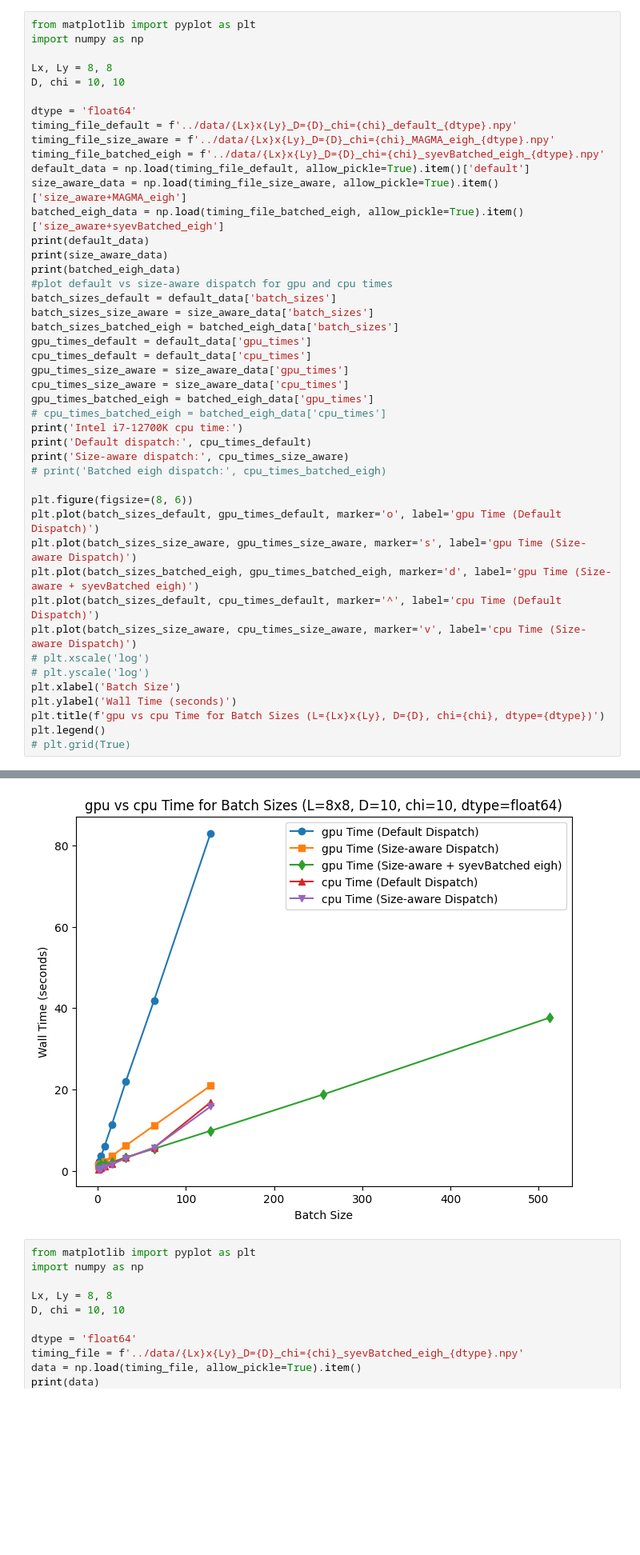
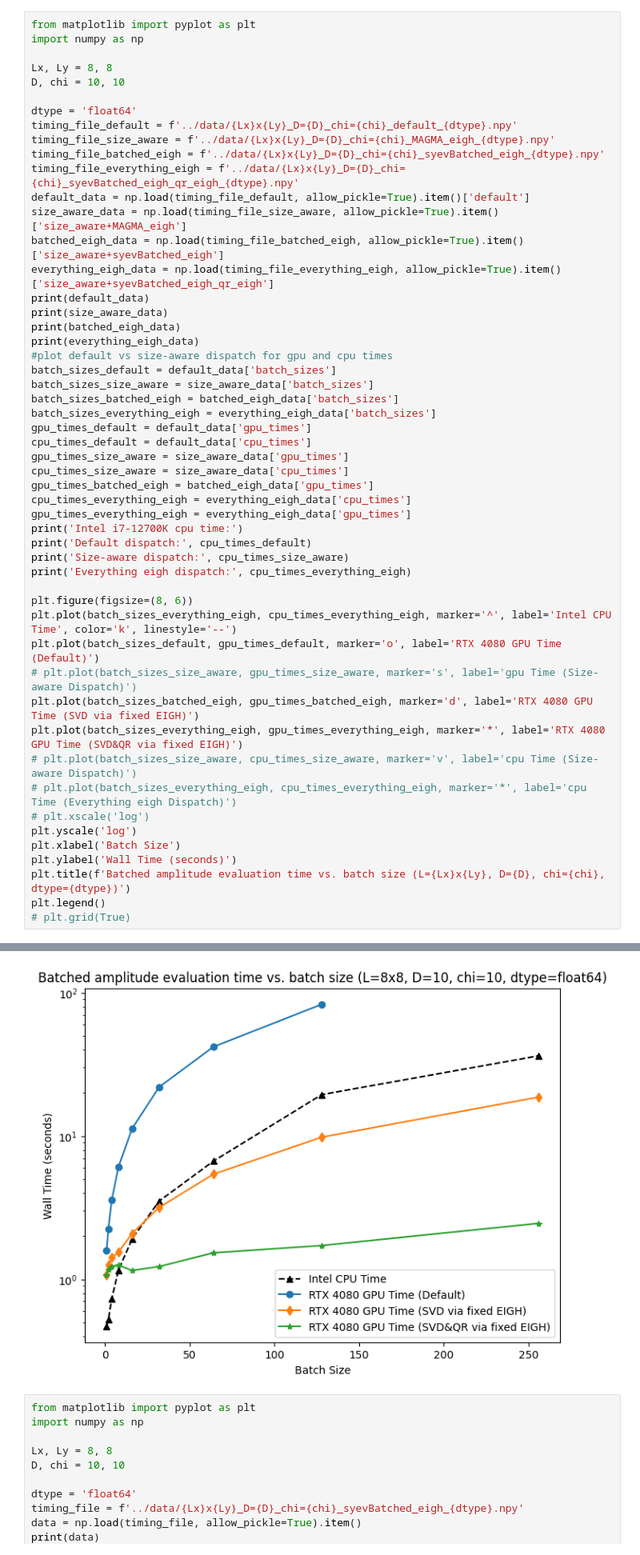
Before and after one commit to sjdu10/vmc_torch, a Jupyter notebook: vmc_torch/experiment/vmap/GPU/notebooks/plot_timing.ipynb, the cells around one changed output, grey strips where cells are left out. Shown at 80% size. Cells and saved outputs as stored; diff of their text form; blank space fills up the shorter version.

Commit message:
add qr via svd via eigh for cuda

```diff
--- a/vmc_torch/experiment/vmap/GPU/notebooks/plot_timing.ipynb
+++ b/vmc_torch/experiment/vmap/GPU/notebooks/plot_timing.ipynb
@@ -94,38 +94,45 @@ dtype = 'float64'
 timing_file_default = f'../data/{Lx}x{Ly}_D={D}_chi={chi}_default_{dtype}.npy'
 timing_file_size_aware = f'../data/{Lx}x{Ly}_D={D}_chi={chi}_MAGMA_eigh_{dtype}.npy'
 timing_file_batched_eigh = f'../data/{Lx}x{Ly}_D={D}_chi={chi}_syevBatched_eigh_{dtype}.npy'
+timing_file_everything_eigh = f'../data/{Lx}x{Ly}_D={D}_chi={chi}_syevBatched_eigh_qr_eigh_{dtype}.npy'
 default_data = np.load(timing_file_default, allow_pickle=True).item()['default']
 size_aware_data = np.load(timing_file_size_aware, allow_pickle=True).item()['size_aware+MAGMA_eigh']
 batched_eigh_data = np.load(timing_file_batched_eigh, allow_pickle=True).item()['size_aware+syevBatched_eigh']
+everything_eigh_data = np.load(timing_file_everything_eigh, allow_pickle=True).item()['size_aware+syevBatched_eigh_qr_eigh']
 print(default_data)
 print(size_aware_data)
 print(batched_eigh_data)
+print(everything_eigh_data)
 #plot default vs size-aware dispatch for gpu and cpu times
 batch_sizes_default = default_data['batch_sizes']
 batch_sizes_size_aware = size_aware_data['batch_sizes']
 batch_sizes_batched_eigh = batched_eigh_data['batch_sizes']
+batch_sizes_everything_eigh = everything_eigh_data['batch_sizes']
 gpu_times_default = default_data['gpu_times']
 cpu_times_default = default_data['cpu_times']
 gpu_times_size_aware = size_aware_data['gpu_times']
 cpu_times_size_aware = size_aware_data['cpu_times']
 gpu_times_batched_eigh = batched_eigh_data['gpu_times']
-# cpu_times_batched_eigh = batched_eigh_data['cpu_times']
+cpu_times_everything_eigh = everything_eigh_data['cpu_times']
+gpu_times_everything_eigh = everything_eigh_data['gpu_times']
 print('Intel i7-12700K cpu time:')
 print('Default dispatch:', cpu_times_default)
 print('Size-aware dispatch:', cpu_times_size_aware)
-# print('Batched eigh dispatch:', cpu_times_batched_eigh)
+print('Everything eigh dispatch:', cpu_times_everything_eigh)
 
 plt.figure(figsize=(8, 6))
-plt.plot(batch_sizes_default, gpu_times_default, marker='o', label='gpu Time (Default Dispatch)')
-plt.plot(batch_sizes_size_aware, gpu_times_size_aware, marker='s', label='gpu Time (Size-aware Dispatch)')
-plt.plot(batch_sizes_batched_eigh, gpu_times_batched_eigh, marker='d', label='gpu Time (Size-aware + syevBatched eigh)')
-plt.plot(batch_sizes_default, cpu_times_default, marker='^', label='cpu Time (Default Dispatch)')
-plt.plot(batch_sizes_size_aware, cpu_times_size_aware, marker='v', label='cpu Time (Size-aware Dispatch)')
+plt.plot(batch_sizes_everything_eigh, cpu_times_everything_eigh, marker='^', label='Intel CPU Time', color='k', linestyle='--')
+plt.plot(batch_sizes_default, gpu_times_default, marker='o', label='RTX 4080 GPU Time (Default)')
+# plt.plot(batch_sizes_size_aware, gpu_times_size_aware, marker='s', label='gpu Time (Size-aware Dispatch)')
+plt.plot(batch_sizes_batched_eigh, gpu_times_batched_eigh, marker='d', label='RTX 4080 GPU Time (SVD via fixed EIGH)')
+plt.plot(batch_sizes_everything_eigh, gpu_times_everything_eigh, marker='*', label='RTX 4080 GPU Time (SVD&QR via fixed EIGH)')
+# plt.plot(batch_sizes_size_aware, cpu_times_size_aware, marker='v', label='cpu Time (Size-aware Dispatch)')
+# plt.plot(batch_sizes_everything_eigh, cpu_times_everything_eigh, marker='*', label='cpu Time (Everything eigh Dispatch)')
 # plt.xscale('log')
-# plt.yscale('log')
+plt.yscale('log')
 plt.xlabel('Batch Size')
 plt.ylabel('Wall Time (seconds)')
-plt.title(f'gpu vs cpu Time for Batch Sizes (L={Lx}x{Ly}, D={D}, chi={chi}, dtype={dtype})')
+plt.title(f'Batched amplitude evaluation time vs. batch size (L={Lx}x{Ly}, D={D}, chi={chi}, dtype={dtype})')
 plt.legend()
 # plt.grid(True)
 # %% [output]
@@ -138,5 +147,5 @@ Size-aware dispatch: [0.37110641099570785, 0.4304676609899616, 0.561673745993175
 <matplotlib.legend.Legend at 0x...>
-[figure, old version]
+[figure, new version]
 # %%
 from matplotlib import pyplot as plt
 import numpy as np
```
Also changed, not shown: parts of 1 cell of this notebook, 3 other files.
